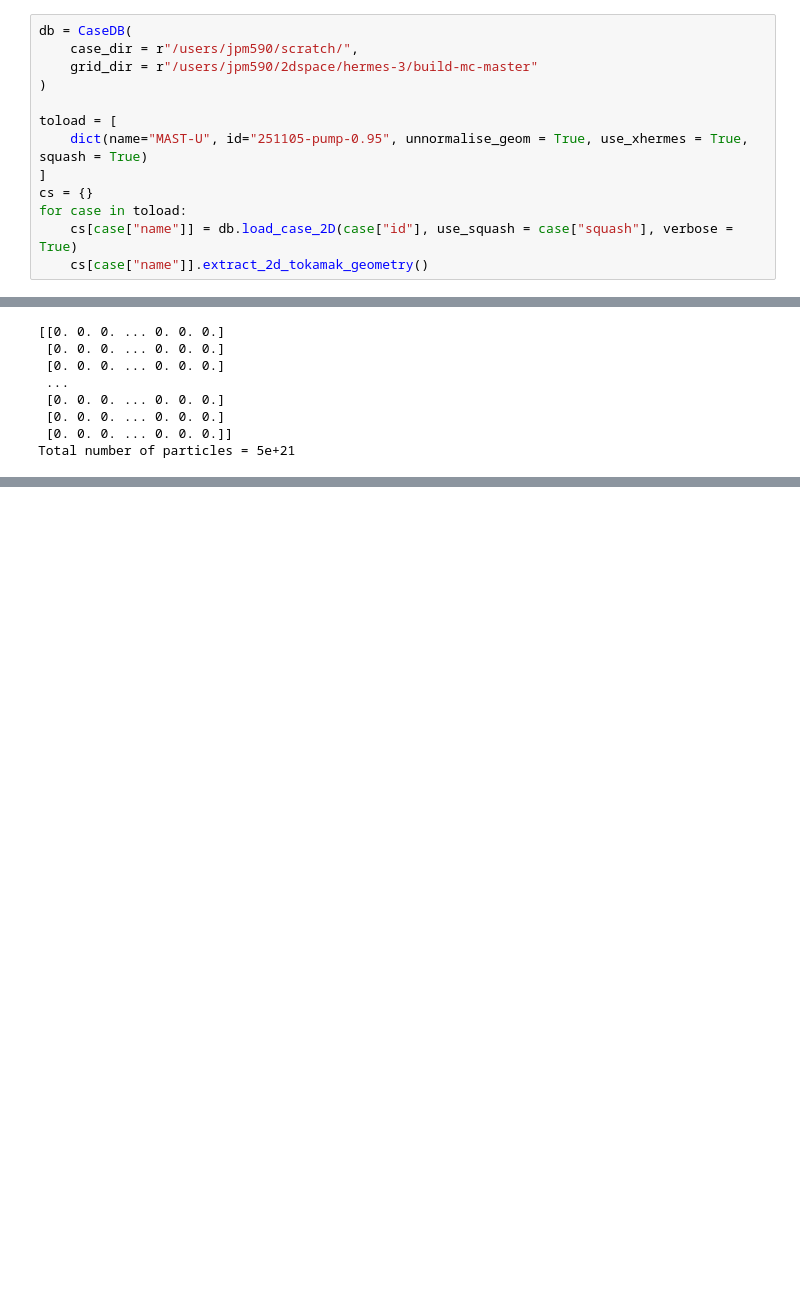
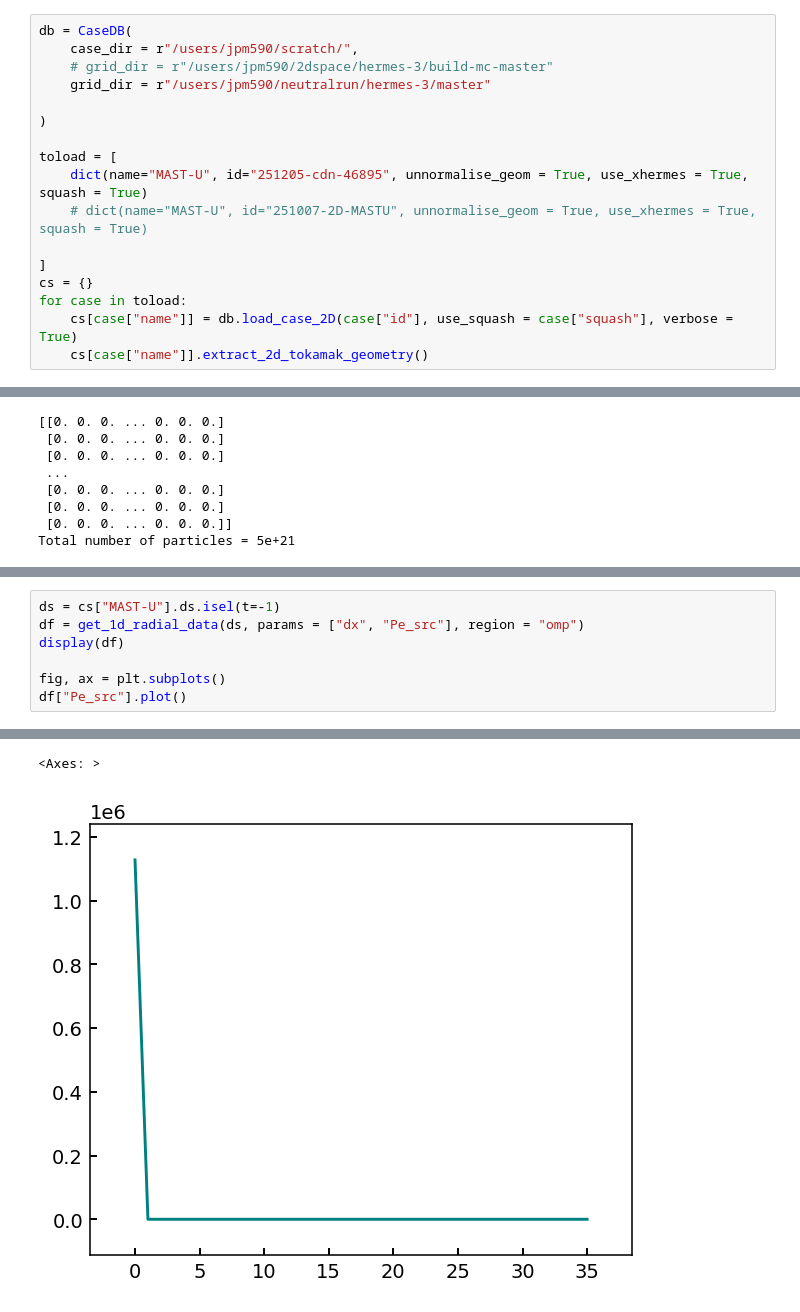
Before and after one commit to sun51027/hermes3-2dplots, a Jupyter notebook: calculator.ipynb, the cells around one changed output, grey strips where cells are left out. Drawn from its saved outputs; the diff is of its cells as text; blank space fills up the shorter version.

```diff
--- a/calculator.ipynb
+++ b/calculator.ipynb
@@ -36,11 +38,15 @@ Done
 # %%
 db = CaseDB(
     case_dir = r"/users/jpm590/scratch/",
-    grid_dir = r"/users/jpm590/2dspace/hermes-3/build-mc-master"
+    # grid_dir = r"/users/jpm590/2dspace/hermes-3/build-mc-master"
+    grid_dir = r"/users/jpm590/neutralrun/hermes-3/master"
+
 )
 
 toload = [
-    dict(name="MAST-U", id="251105-pump-0.95", unnormalise_geom = True, use_xhermes = True, squash = True)
+    dict(name="MAST-U", id="251205-cdn-46895", unnormalise_geom = True, use_xhermes = True, squash = True)
+    # dict(name="MAST-U", id="251007-2D-MASTU", unnormalise_geom = True, use_xhermes = True, squash = True)
+
 ]
 cs = {}
 for case in toload:
@@ -104,0 +144,8 @@ Total number of particles = 5e+21
+# %%
+ds = cs["MAST-U"].ds.isel(t=-1)
+df = get_1d_radial_data(ds, params = ["dx", "Pe_src"], region = "omp")
+display(df)
+
+fig, ax = plt.subplots()
+df["Pe_src"].plot()
+# %% [output]
@@ -104,0 +169,2 @@ Total number of particles = 5e+21
+<Axes: >
+[figure, added]
```
Also changed, not shown: parts of 9 cells of this notebook, 2 other files.
